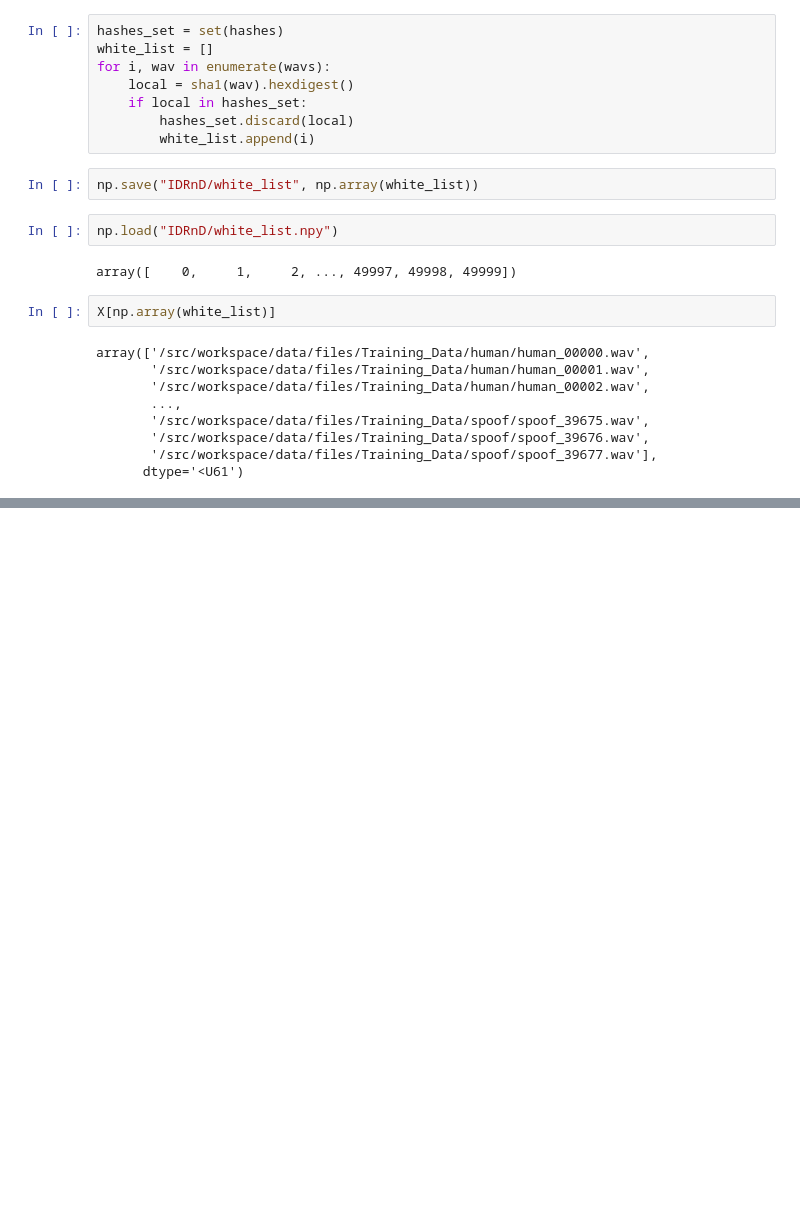
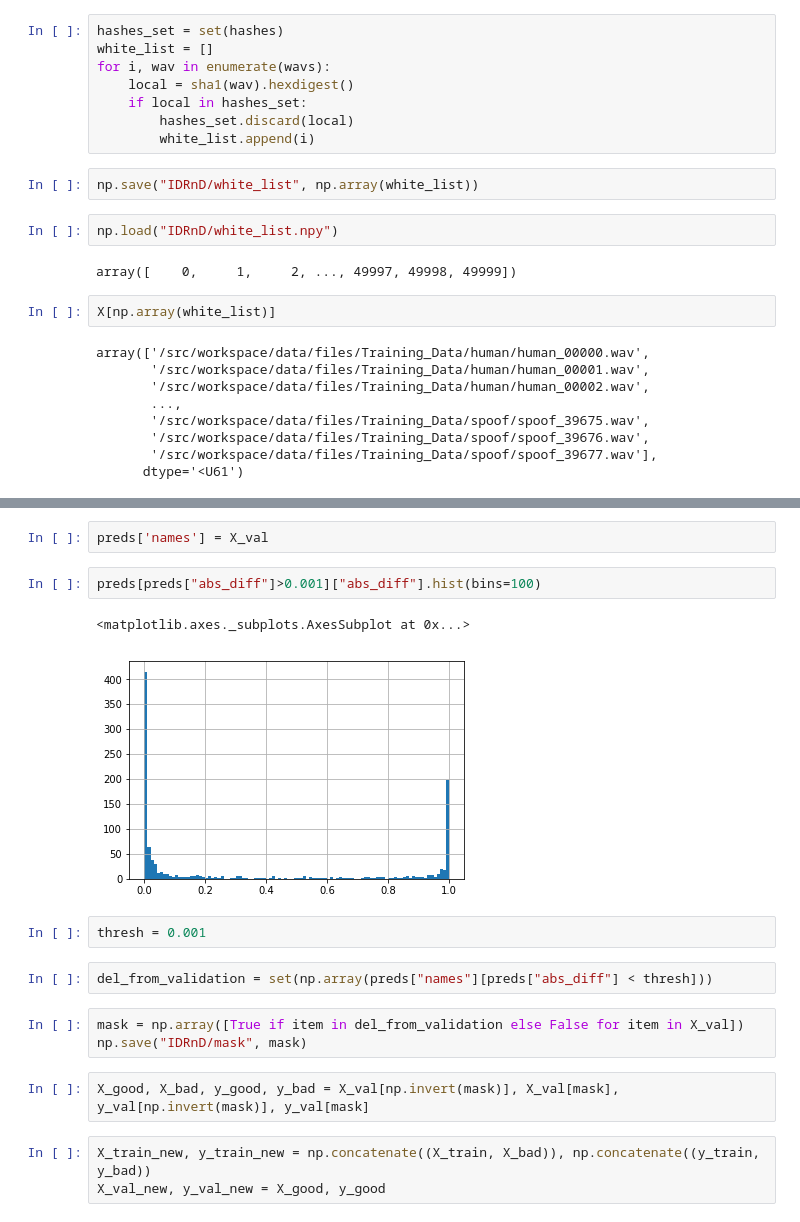
Before and after one commit to stas6626/IDRnd, a Jupyter notebook: solutions/exploration.ipynb, the cells around one changed output, grey strips where cells are left out. Cells and saved outputs as stored; diff of their text form; blank space fills up the shorter version.

```diff
--- a/solutions/exploration.ipynb
+++ b/solutions/exploration.ipynb
@@ -134,0 +153,19 @@ array(['/src/workspace/data/files/Training_Data/human/human_00000.wav',
+# %%
+preds['names'] = X_val
+# %%
+preds[preds["abs_diff"]>0.001]["abs_diff"].hist(bins=100)
+# %% [output]
+<matplotlib.axes._subplots.AxesSubplot at 0x...>
+[figure, added]
+# %%
+thresh = 0.001
+# %%
+del_from_validation = set(np.array(preds["names"][preds["abs_diff"] < thresh]))
+# %%
+mask = np.array([True if item in del_from_validation else False for item in X_val])
+np.save("IDRnD/mask", mask)
+# %%
+X_good, X_bad, y_good, y_bad = X_val[np.invert(mask)], X_val[mask], y_val[np.invert(mask)], y_val[mask]
+# %%
+X_train_new, y_train_new = np.concatenate((X_train, X_bad)), np.concatenate((y_train, y_bad))
+X_val_new, y_val_new = X_good, y_good
```
Also changed, not shown: parts of 7 cells of this notebook, 27 other files.
